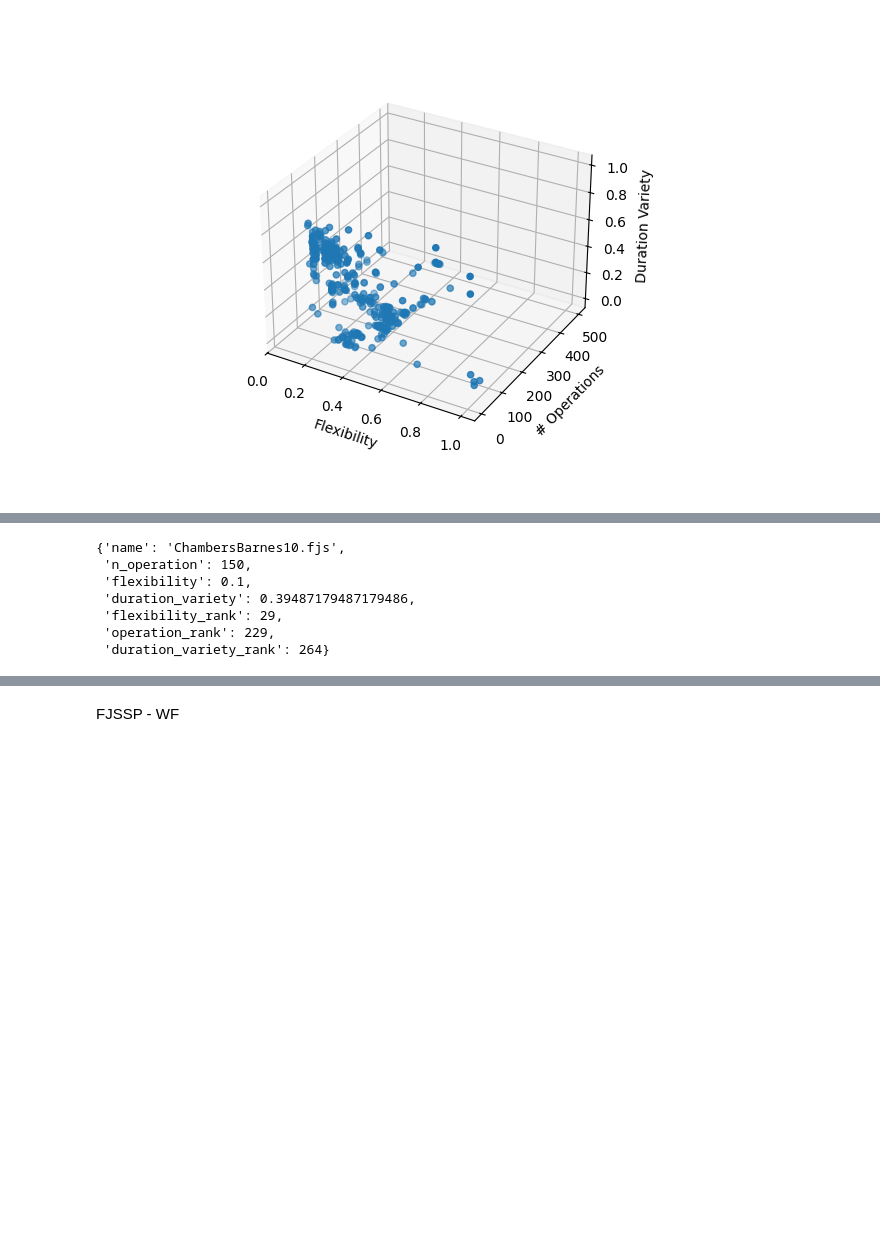
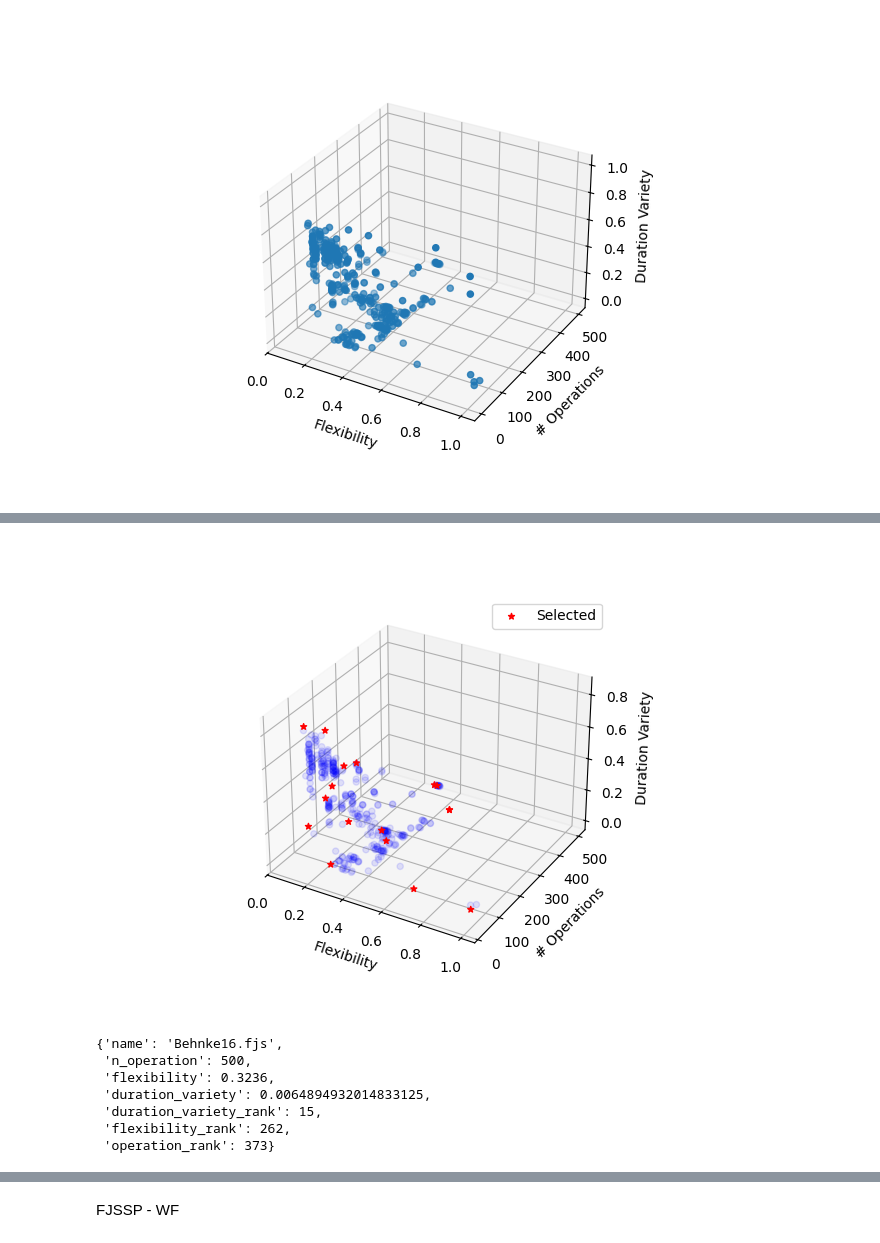
Before and after one commit to jrc-rodec/scheduling_model, a Jupyter notebook: code/analysis/benchmarkrewriter/select_benchmarks.ipynb, the cells around one changed output, grey strips where cells are left out. Saved outputs shown, nothing was run; the diff lists cells and outputs as text; code cells hidden in the pictures; blank space fills up the shorter version.

```diff
--- a/code/analysis/benchmarkrewriter/select_benchmarks.ipynb
+++ b/code/analysis/benchmarkrewriter/select_benchmarks.ipynb
@@ -394,0 +444,9 @@ lll: ['Behnke42.fjs', 0.07928815538764525]
+# %%
+selected_names = []
+doubles = 0
+for result, category in both:
+    print(f'{category}: {result}')
+    if result[0] in selected_names:
+        doubles += 1
+    selected_names.append(result[0])
+print(f'{doubles} benchmarks occur more than once')
@@ -395,11 +471,15 @@ lll: ['Behnke42.fjs', 0.07928815538764525]
+# %%
+scatter_3d_highlight(data, selected_names)
+# %% [output]
+[figure, added]
 # %%
-data['ChambersBarnes10.fjs']
+data['Behnke16.fjs']
 # %% [output]
-{'name': 'ChambersBarnes10.fjs',
- 'n_operation': 150,
- 'flexibility': 0.1,
- 'duration_variety': 0.39487179487179486,
- 'flexibility_rank': 29,
- 'operation_rank': 229,
- 'duration_variety_rank': 264}
+{'name': 'Behnke16.fjs',
+ 'n_operation': 500,
+ 'flexibility': 0.3236,
+ 'duration_variety': 0.0064894932014833125,
+ 'duration_variety_rank': 15,
+ 'flexibility_rank': 262,
+ 'operation_rank': 373}
 # %%
```
Also changed, not shown: parts of 16 cells of this notebook, 1 other file.
